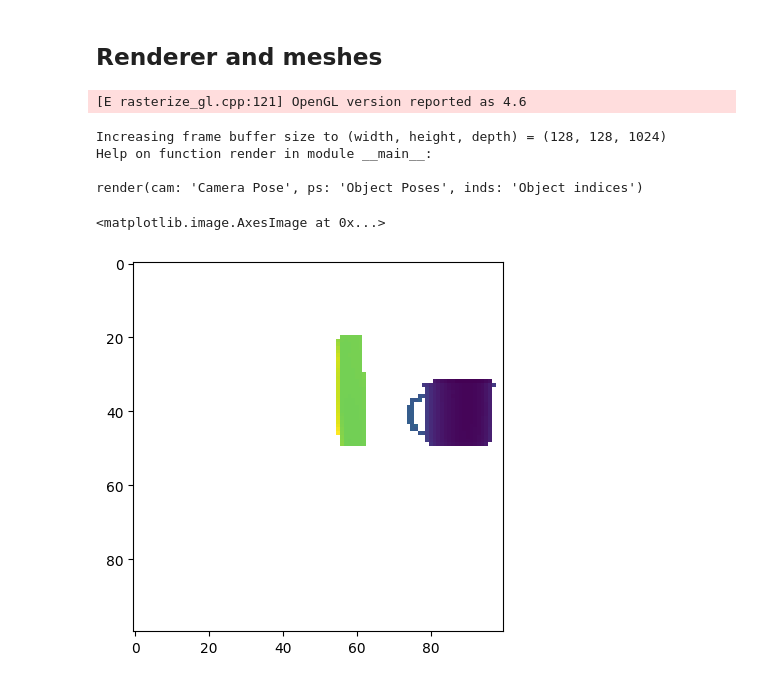
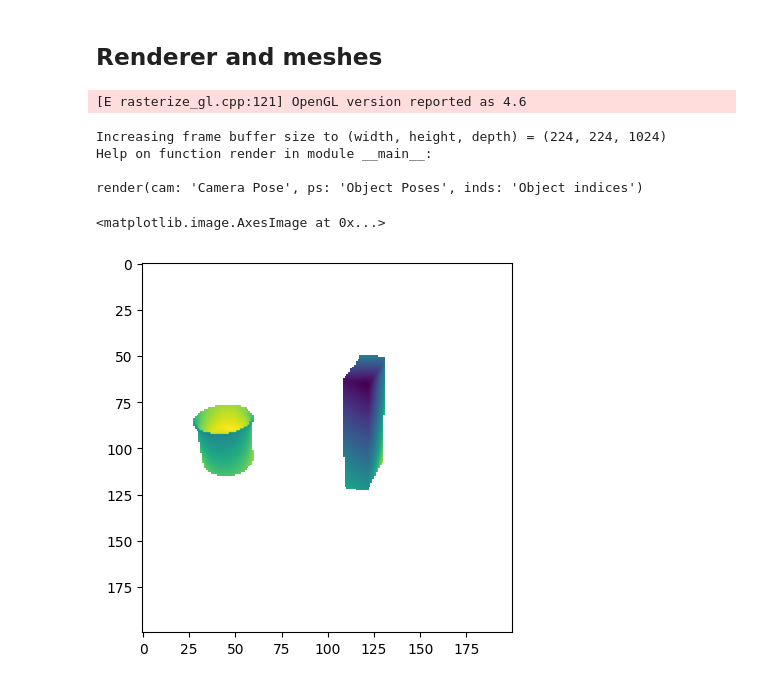
Before and after one commit to probcomp/chi-sight-mkl, a Jupyter notebook: notebooks/30 - Table Scene Model.ipynb, the cells around one changed output. Saved outputs shown, nothing was run; the diff lists cells and outputs as text; code cells hidden in the pictures.

```diff
--- a/notebooks/30 - Table Scene Model.ipynb
+++ b/notebooks/30 - Table Scene Model.ipynb
@@ -91,23 +91,23 @@ def make_render_function(meshes, w=100, h=100, fx=30, fy=30, far=20, near=0.01):
 
     b3d.setup_renderer(intrinsics)
     for mesh in meshes: b3d.RENDERER.add_mesh(mesh, center_mesh=True)
-    b3d.RENDERER.add_mesh_from_file(os.path.join(b3d.utils.get_assets_dir(), "sample_objs/cube.obj"), scaling_factor=1.0/1000000000.0)
 
     def render(cam:"Camera Pose", ps:"Object Poses", inds:"Object indices"):
         return b3d.RENDERER.render(inv(cam) @ ps , inds)[...,:3]
 
     return render
 # %%
-_far   = 3.0
-_shape = (100,100)
-_f     = 150
+_far   = 5.0
+_shape = (200,200)
+_f     = 300
+
 _intr   = dict(w=_shape[1], h=_shape[0], fx=_f, fy=_f, near=0.0001, far=_far)
 render   = make_render_function(meshes, **_intr)
 
 help(render)
 # %% [output]
 [E rasterize_gl.cpp:121] OpenGL version reported as 4.6
-Increasing frame buffer size to (width, height, depth) = (128, 128, 1024)
+Increasing frame buffer size to (width, height, depth) = (224, 224, 1024)
 Help on function render in module __main__:
 
 render(cam: 'Camera Pose', ps: 'Object Poses', inds: 'Object indices')
@@ -125,7 +125,6 @@ def make_table_scene_model():
               contact_bounds,
               all_box_dims):
 
-
         num_objects = len(nums) # this is a hack, otherwise genajx is complaining
 
         indices        = jnp.array([], dtype=jnp.int32)
@@ -135,7 +134,7 @@ def make_table_scene_model():
         faces_child    = jnp.array([], dtype=jnp.int32)
         parents        = jnp.array([], dtype=jnp.int32)
 
-        for i in range(num_objects):
+        for i in range(3):
 
             index  = uniform_discrete(possible_object_indices)    @ f"id_{i}"
             pose   = uniform_pose(pose_bounds[0], pose_bounds[1]) @ f"root_pose_{i}"
@@ -166,41 +165,42 @@ model = make_table_scene_model()
 # %%
 key = keysplit(key)
 
-cam_x = jnp.array([0.0, 0.0, -.75])
+cam_x = jnp.array([0.0, -.5, -.75])
 cam   = b3d.transform_from_pos_target_up(cam_x, jnp.zeros(3), jnp.array([0.0,-1.0,0.0]))
 
 table = jnp.eye(4)
 
-
-args = (jnp.arange(3),
-        jnp.arange(22),
-        jnp.array([-jnp.ones(3)*100.0, jnp.ones(3)*100.0]),
-        jnp.array([jnp.array([-0.2, -0.2, -2*jnp.pi]), jnp.array([0.2, 0.2, 2*jnp.pi])]),
-        b3d.RENDERER.model_box_dims)
+args = (
+    jnp.arange(3),
+    jnp.arange(22),
+    jnp.array([-jnp.ones(3)*100.0, jnp.ones(3)*100.0]),
+    jnp.array([jnp.array([-0.2, -0.2, -2*jnp.pi]), jnp.array([0.2, 0.2, 2*jnp.pi])]),
+    b3d.RENDERER.model_box_dims
+)
 
 ch = genjax.choice_map({
     "parent_0": -1,
     "parent_1":  0,
     "parent_2":  0,
     "camera_pose": cam,
     "root_pose_0": table,
-    "id_0": jnp.int32(21), #Atomic Table
+    "id_0": jnp.int32(21), # Atomic Table
     "id_1": jnp.int32(13), # Mug
     "id_2": jnp.int32(2),  # Box
-    "face_parent_1": 1,
-    "face_parent_2": 1,
-    "face_child_1": 3,
+    "face_parent_1": 1,  # That's the top face of the table
+    "face_parent_2": 1,  # ...
+    "face_child_1": 3,   # That's a bottom face of the mug
     "face_child_2": 3,
 })
 
+
 w, tr = model.importance(key, ch , args)
+cam, ps, inds = tr.retval
+X = render(cam, ps, inds)
 
-cam, ps, inds = tr.retval
-
-X = render(cam, ps, inds)
 
 # =====================
 plt.imshow(prep_im(X))
 # %% [output]
 <matplotlib.image.AxesImage at 0x...>
-[figure, old version]
+[figure, new version]
```
